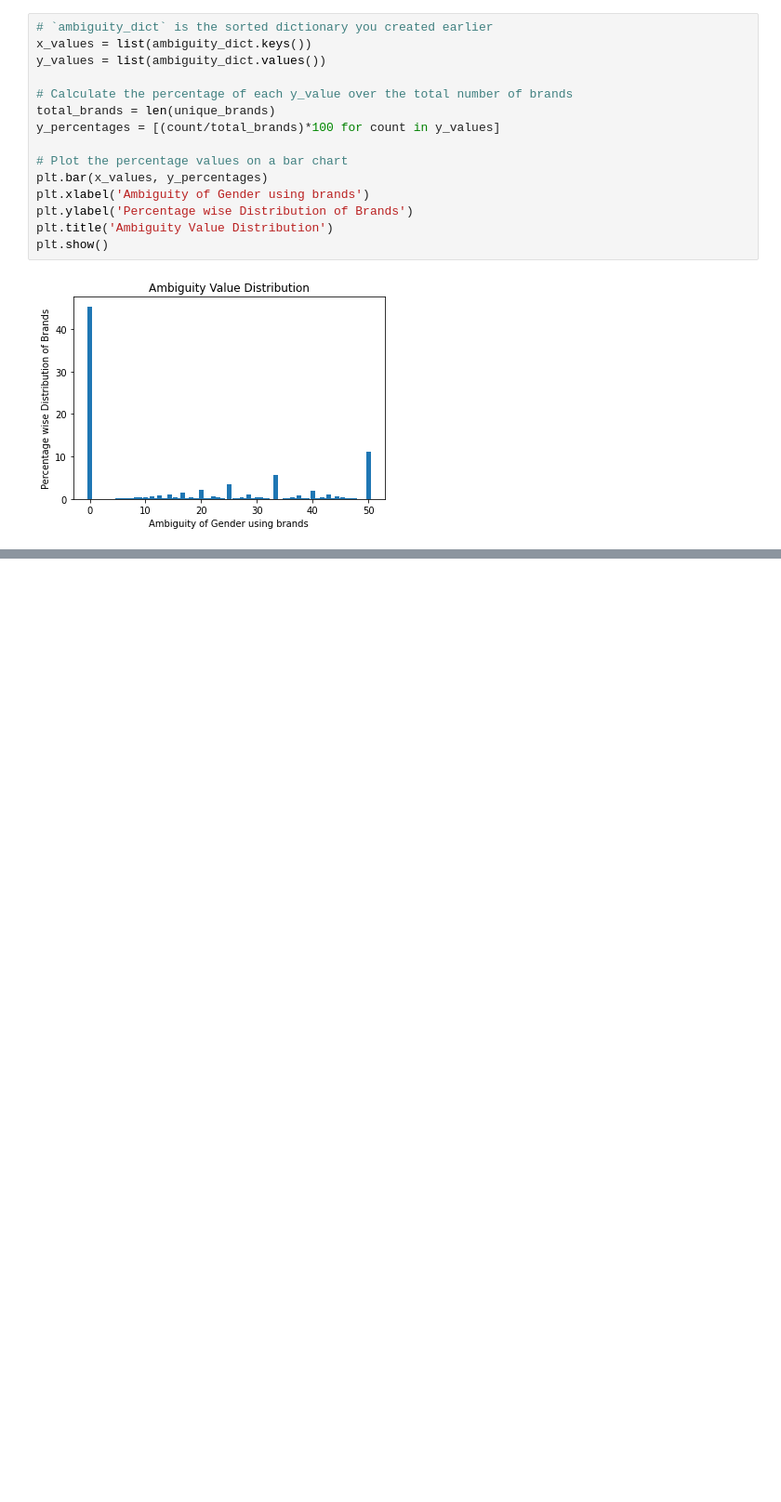
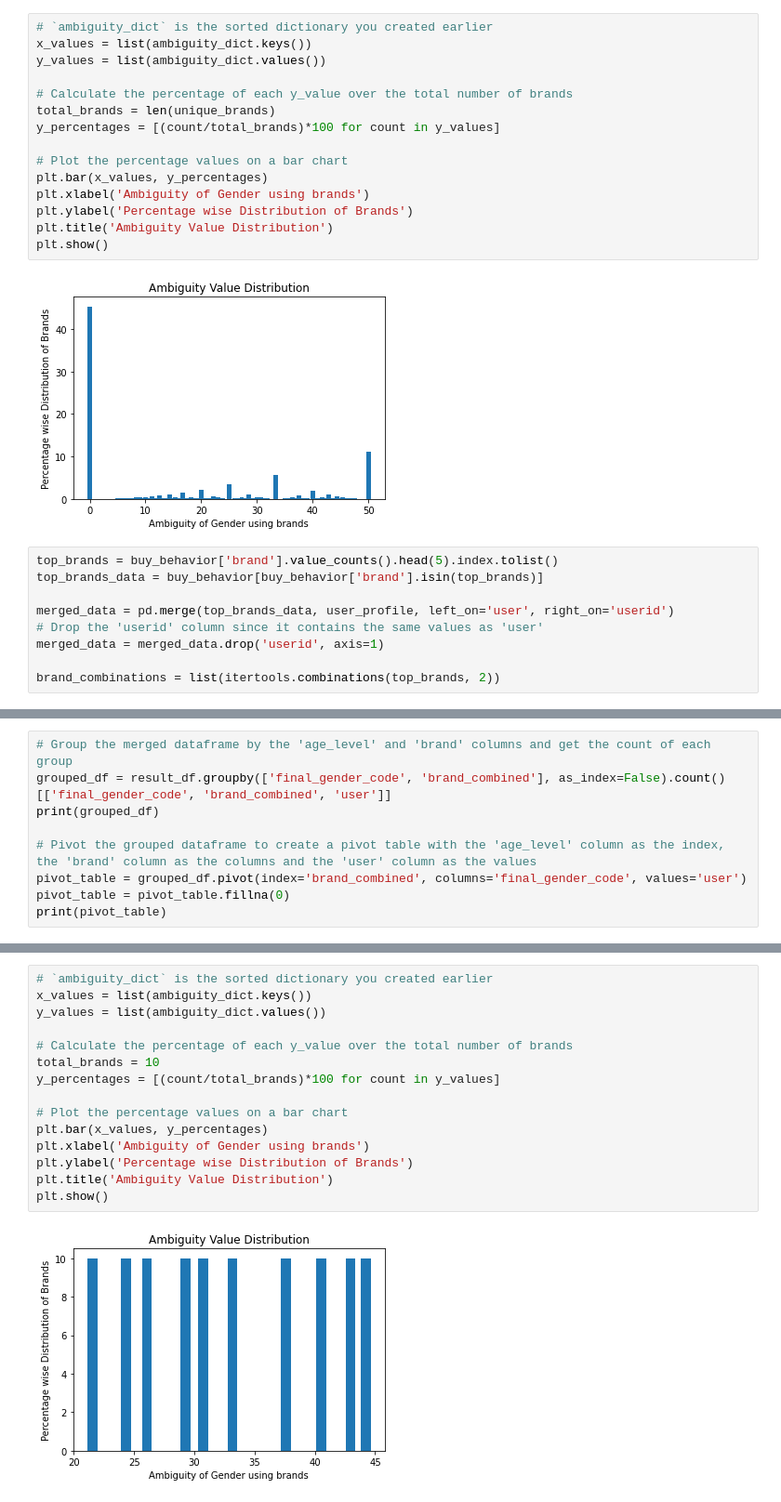
Before and after one commit to rishucoding/spml_dlrm_attacks, a Jupyter notebook: SPML.ipynb, the cells around one changed output, grey strips where cells are left out. Shown: that part at 93% size. Drawn from its saved outputs; the diff is of its cells as text; blank space fills up the shorter version.

```diff
--- a/SPML.ipynb
+++ b/SPML.ipynb
@@ -421,3 +422,12 @@ plt.title('Ambiguity Value Distribution')
 plt.show()
 # %% [output]
 [figure]
+# %%
+top_brands = buy_behavior['brand'].value_counts().head(5).index.tolist()
+top_brands_data = buy_behavior[buy_behavior['brand'].isin(top_brands)]
+
+merged_data = pd.merge(top_brands_data, user_profile, left_on='user', right_on='userid')
+# Drop the 'userid' column since it contains the same values as 'user'
+merged_data = merged_data.drop('userid', axis=1)
+
+brand_combinations = list(itertools.combinations(top_brands, 2))
@@ -423,0 +473,9 @@ plt.show()
+# %%
+# Group the merged dataframe by the 'age_level' and 'brand' columns and get the count of each group
+grouped_df = result_df.groupby(['final_gender_code', 'brand_combined'], as_index=False).count()[['final_gender_code', 'brand_combined', 'user']]
+print(grouped_df)
+
+# Pivot the grouped dataframe to create a pivot table with the 'age_level' column as the index, the 'brand' column as the columns and the 'user' column as the values
+pivot_table = grouped_df.pivot(index='brand_combined', columns='final_gender_code', values='user')
+pivot_table = pivot_table.fillna(0)
+print(pivot_table)
@@ -423,0 +547,17 @@ plt.show()
+# %%
+# `ambiguity_dict` is the sorted dictionary you created earlier
+x_values = list(ambiguity_dict.keys())
+y_values = list(ambiguity_dict.values())
+
+# Calculate the percentage of each y_value over the total number of brands
+total_brands = 10
+y_percentages = [(count/total_brands)*100 for count in y_values]
+
+# Plot the percentage values on a bar chart
+plt.bar(x_values, y_percentages)
+plt.xlabel('Ambiguity of Gender using brands')
+plt.ylabel('Percentage wise Distribution of Brands')
+plt.title('Ambiguity Value Distribution')
+plt.show()
+# %% [output]
+[figure, added]
```
Also changed, not shown: parts of 11 cells of this notebook.
